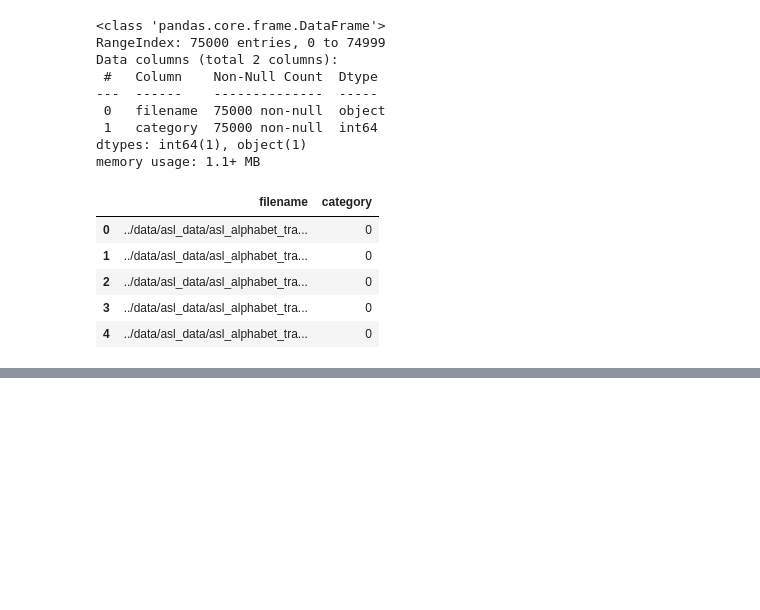
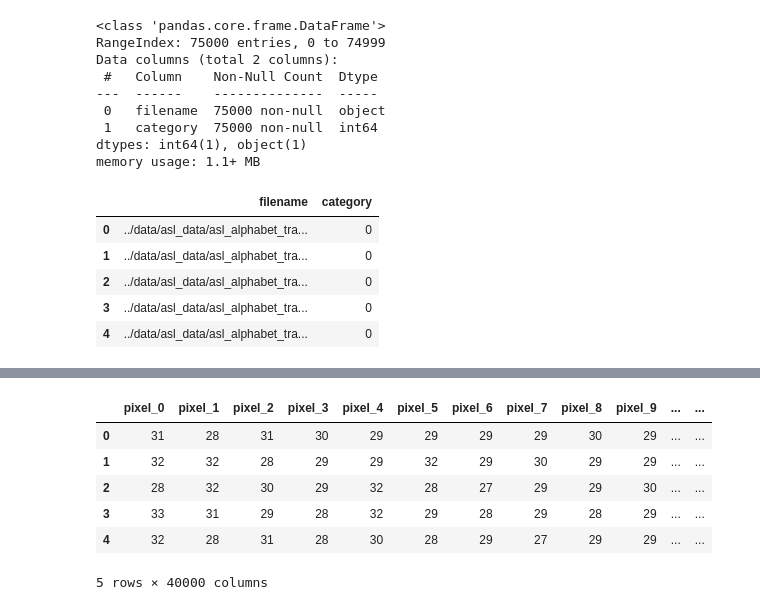
Before and after one commit to teostereciu/mlp, a Jupyter notebook: notebooks/flyingrat11.ipynb, the cells around one changed output, grey strips where cells are left out. Drawn from its saved outputs; the diff is of its cells as text; code cells hidden in the pictures; blank space fills up the shorter version.

```diff
--- a/notebooks/flyingrat11.ipynb
+++ b/notebooks/flyingrat11.ipynb
@@ -145,0 +150,12 @@ sub_df5.head()
+# %%
+df5_imagePix = pd.DataFrame(sub_df5['greyscale'].apply(pd.Series).values, columns=[f'pixel_{i}' for i in range(len(sub_df5['greyscale'].iloc[0]))])
+
+df5_imagePix.head()
+# %% [output]
+|  | pixel_0 | pixel_1 | pixel_2 | pixel_3 | pixel_4 | pixel_5 | pixel_6 | pixel_7 | pixel_8 | pixel_9 | ... | ... |
+| 0 | 31 | 28 | 31 | 30 | 29 | 29 | 29 | 29 | 30 | 29 | ... | ... |
+| 1 | 32 | 32 | 28 | 29 | 29 | 32 | 29 | 30 | 29 | 29 | ... | ... |
+| 2 | 28 | 32 | 30 | 29 | 32 | 28 | 27 | 29 | 29 | 30 | ... | ... |
+| 3 | 33 | 31 | 29 | 28 | 32 | 29 | 28 | 29 | 28 | 29 | ... | ... |
+| 4 | 32 | 28 | 31 | 28 | 30 | 28 | 29 | 27 | 29 | 29 | ... | ... |
+5 rows × 40000 columns
```
Also changed, not shown: parts of 7 cells of this notebook, 1 other file.
